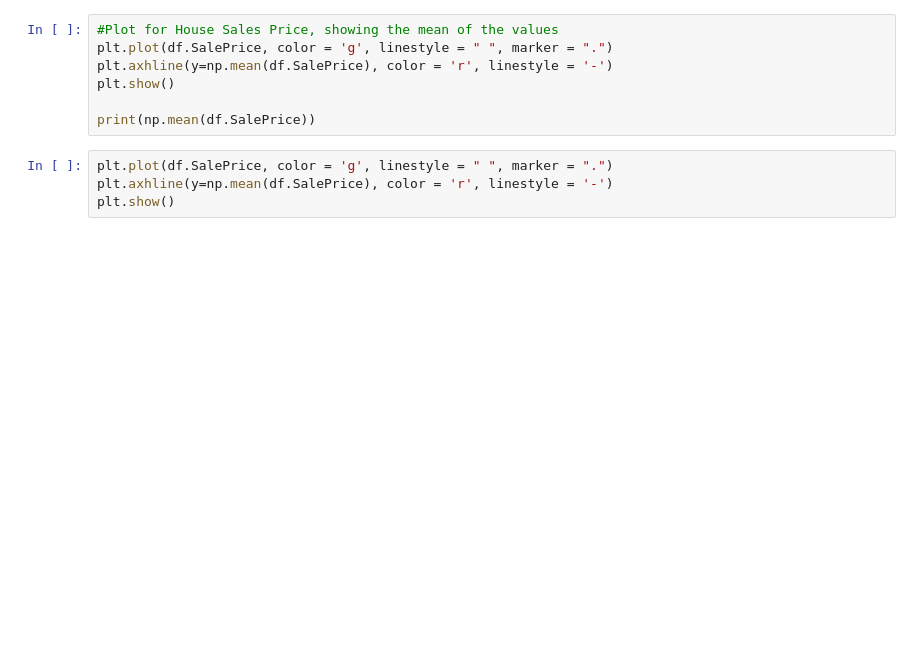
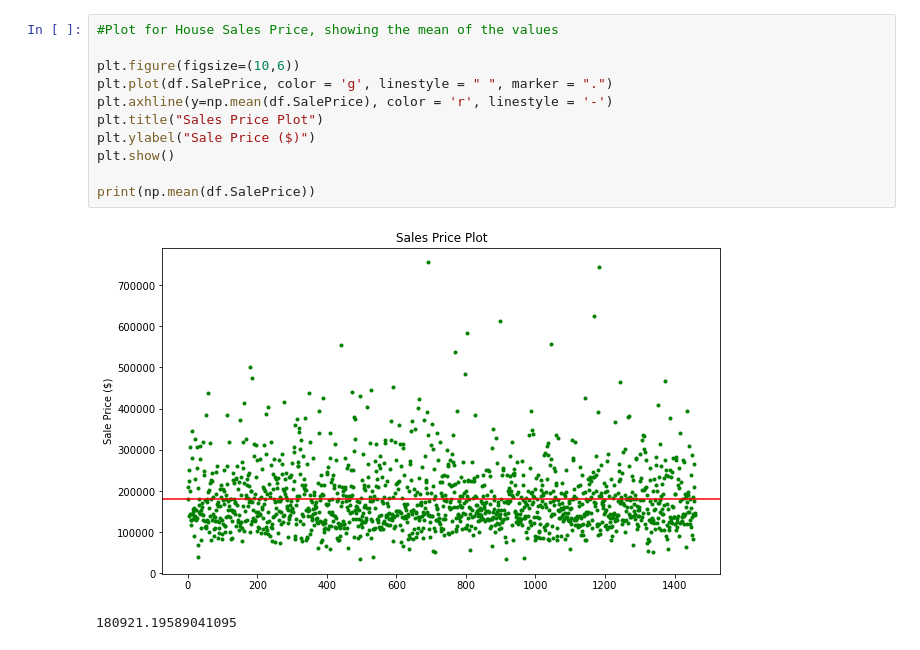
Before and after one commit to maxguy2001/StatsCaseStudiesSem2, a Jupyter notebook: Part1/kim2.ipynb, the cells around one changed output. Saved outputs shown, nothing was run; the diff lists cells and outputs as text; blank space fills up the shorter version.

```diff
--- a/Part1/kim2.ipynb
+++ b/Part1/kim2.ipynb
@@ -14,11 +27,14 @@ oddsales
 # %%
 #Plot for House Sales Price, showing the mean of the values
+
+plt.figure(figsize=(10,6))
 plt.plot(df.SalePrice, color = 'g', linestyle = " ", marker = ".")
 plt.axhline(y=np.mean(df.SalePrice), color = 'r', linestyle = '-')
+plt.title("Sales Price Plot")
+plt.ylabel("Sale Price ($)")
 plt.show()
 
 print(np.mean(df.SalePrice))
+# %% [output]
+[figure, added]
+180921.19589041095
-# %%
-plt.plot(df.SalePrice, color = 'g', linestyle = " ", marker = ".")
-plt.axhline(y=np.mean(df.SalePrice), color = 'r', linestyle = '-')
-plt.show()
```
Also changed, not shown: parts of 8 cells of this notebook.
